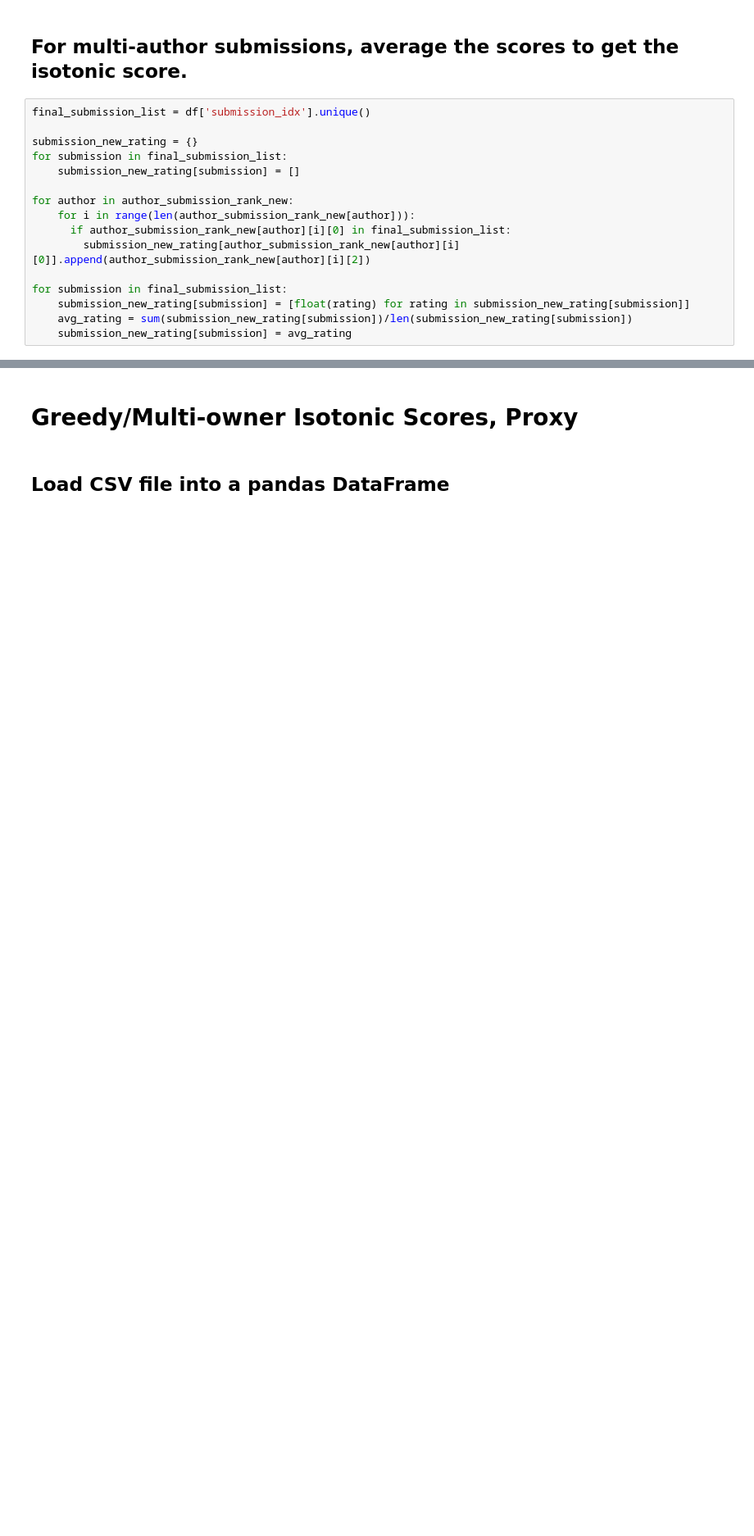
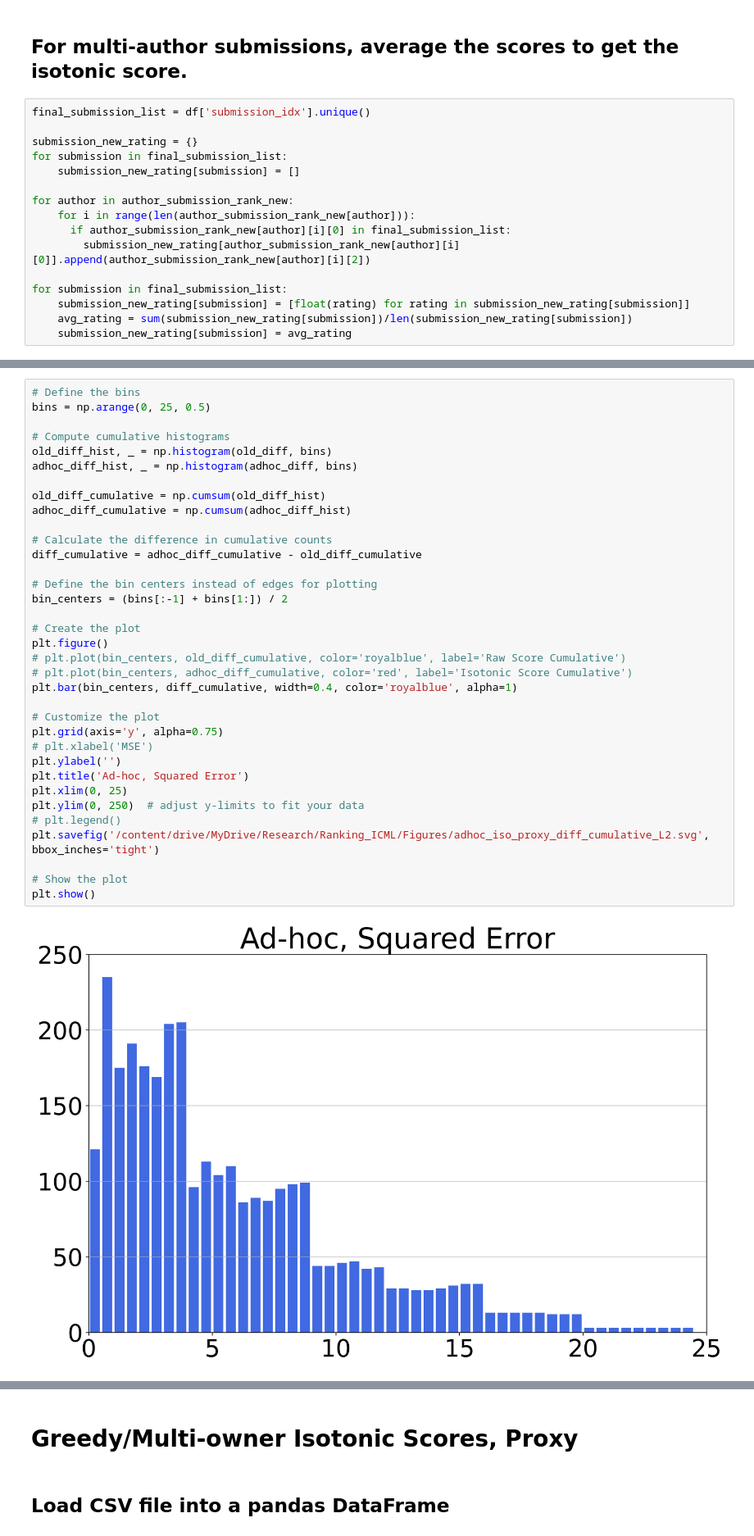
Before and after one commit to BuxinSu/ICML_2023_Ranking, a Jupyter notebook: Notebooks/Adhoc_Greedy_and_Multiowner_histogram.ipynb, the cells around one changed output, grey strips where cells are left out. Shown at 82% size. Drawn from its saved outputs; the diff is of its cells as text; blank space fills up the shorter version.

```diff
--- a/Notebooks/Adhoc_Greedy_and_Multiowner_histogram.ipynb
+++ b/Notebooks/Adhoc_Greedy_and_Multiowner_histogram.ipynb
@@ -274,0 +294,37 @@ Before Rebuttal with proxy p-value for greedy: 7.222205266476588e-10
+# %%
+# Define the bins
+bins = np.arange(0, 25, 0.5)
+
+# Compute cumulative histograms
+old_diff_hist, _ = np.histogram(old_diff, bins)
+adhoc_diff_hist, _ = np.histogram(adhoc_diff, bins)
+
+old_diff_cumulative = np.cumsum(old_diff_hist)
+adhoc_diff_cumulative = np.cumsum(adhoc_diff_hist)
+
+# Calculate the difference in cumulative counts
+diff_cumulative = adhoc_diff_cumulative - old_diff_cumulative
+
+# Define the bin centers instead of edges for plotting
+bin_centers = (bins[:-1] + bins[1:]) / 2
+
+# Create the plot
+plt.figure()
+# plt.plot(bin_centers, old_diff_cumulative, color='royalblue', label='Raw Score Cumulative')
+# plt.plot(bin_centers, adhoc_diff_cumulative, color='red', label='Isotonic Score Cumulative')
+plt.bar(bin_centers, diff_cumulative, width=0.4, color='royalblue', alpha=1)
+
+# Customize the plot
+plt.grid(axis='y', alpha=0.75)
+# plt.xlabel('MSE')
+plt.ylabel('')
+plt.title('Ad-hoc, Squared Error')
+plt.xlim(0, 25)
+plt.ylim(0, 250)  # adjust y-limits to fit your data
+# plt.legend()
+plt.savefig('/content/drive/MyDrive/Research/Ranking_ICML/Figures/adhoc_iso_proxy_diff_cumulative_L2.svg', bbox_inches='tight')
+
+# Show the plot
+plt.show()
+# %% [output]
+[figure, added]
```
Also changed, not shown: parts of 39 cells of this notebook.
